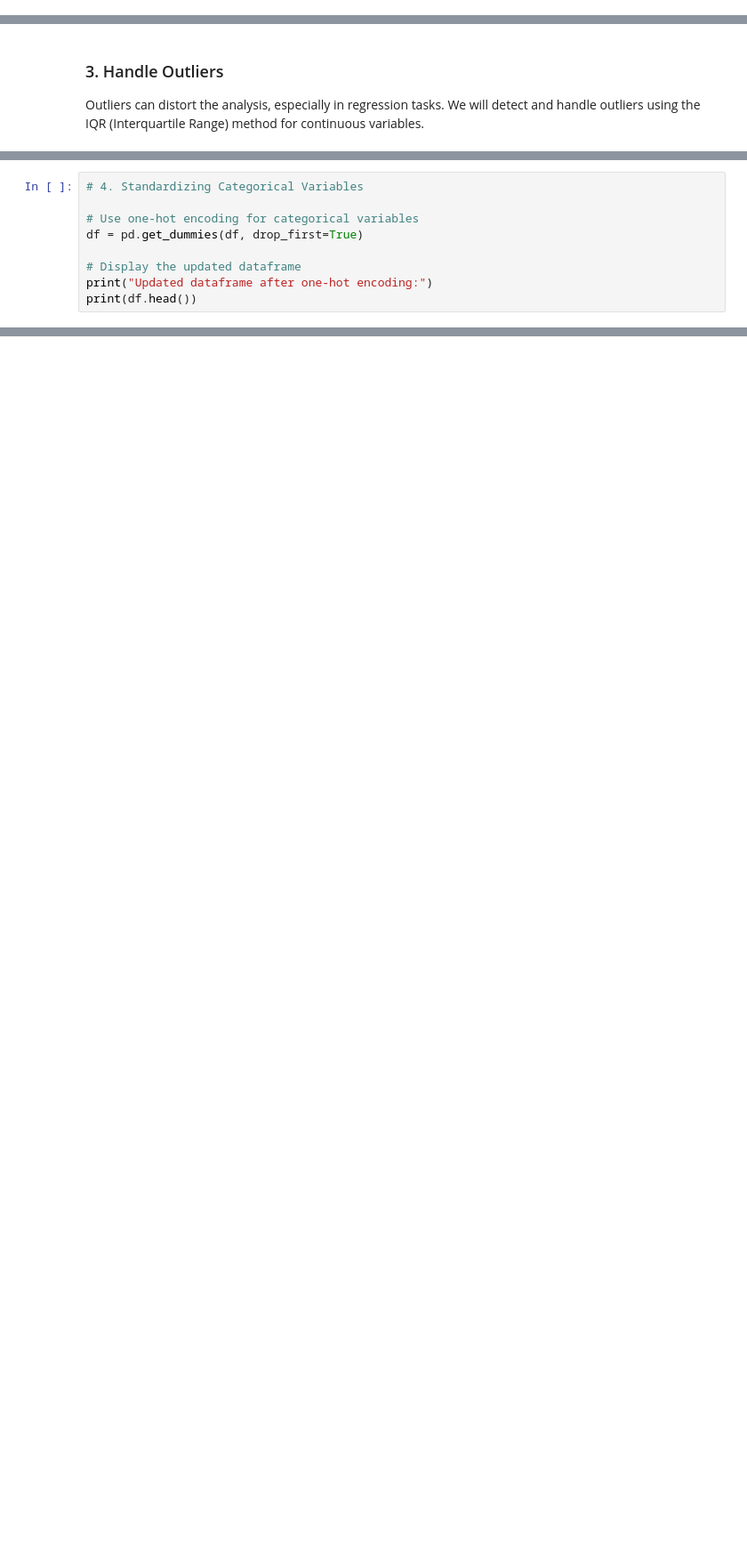
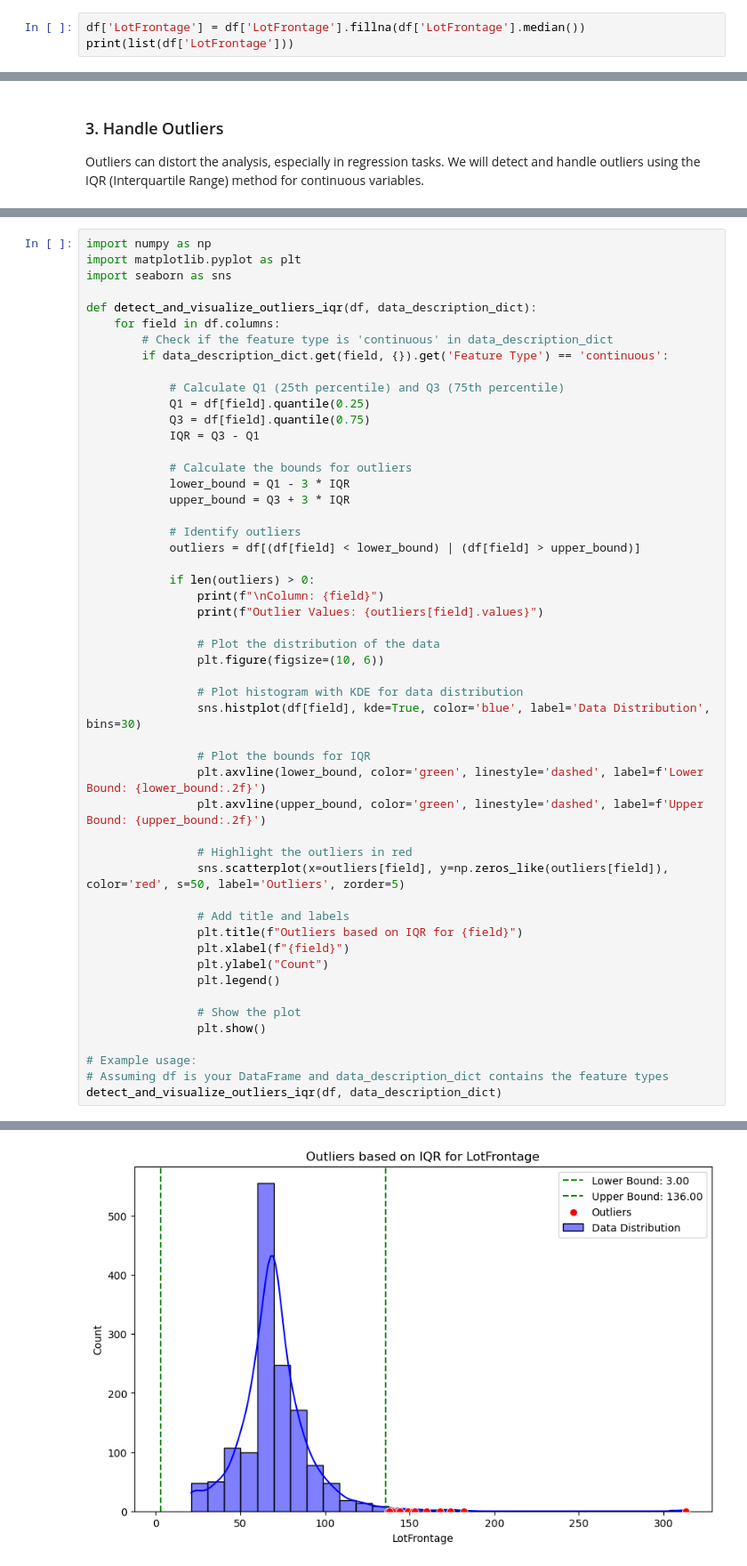
Before and after one commit to aleereza/eda-house-prices, a Jupyter notebook: notebooks/Exploratory Data Analysis.ipynb, the cells around one changed output, grey strips where cells are left out. Shown at 89% size. Saved outputs shown, nothing was run; the diff lists cells and outputs as text; blank space fills up the shorter version.

```diff
--- a/notebooks/Exploratory Data Analysis.ipynb
+++ b/notebooks/Exploratory Data Analysis.ipynb
@@ -286,0 +877,3 @@ visualize_by_type(df, feature_types)
+# %%
+df['LotFrontage'] = df['LotFrontage'].fillna(df['LotFrontage'].median())
+print(list(df['LotFrontage']))
@@ -548,9 +988,52 @@ Categorical variables often need to be standardized or encoded for analysis. In
-# %%
-# 4. Standardizing Categorical Variables
-
-# Use one-hot encoding for categorical variables
-df = pd.get_dummies(df, drop_first=True)
-
-# Display the updated dataframe
-print("Updated dataframe after one-hot encoding:")
-print(df.head())
+# %%
+import numpy as np
+import matplotlib.pyplot as plt
+import seaborn as sns
+
+def detect_and_visualize_outliers_iqr(df, data_description_dict):
+    for field in df.columns:
+        # Check if the feature type is 'continuous' in data_description_dict
+        if data_description_dict.get(field, {}).get('Feature Type') == 'continuous':
+
+            # Calculate Q1 (25th percentile) and Q3 (75th percentile)
+            Q1 = df[field].quantile(0.25)
+            Q3 = df[field].quantile(0.75)
+            IQR = Q3 - Q1
+
+            # Calculate the bounds for outliers
+            lower_bound = Q1 - 3 * IQR
+            upper_bound = Q3 + 3 * IQR
+
+            # Identify outliers
+            outliers = df[(df[field] < lower_bound) | (df[field] > upper_bound)]
+
+            if len(outliers) > 0:
+                print(f"\nColumn: {field}")
+                print(f"Outlier Values: {outliers[field].values}")
+
+                # Plot the distribution of the data
+                plt.figure(figsize=(10, 6))
+
+                # Plot histogram with KDE for data distribution
+                sns.histplot(df[field], kde=True, color='blue', label='Data Distribution', bins=30)
+
+                # Plot the bounds for IQR
+                plt.axvline(lower_bound, color='green', linestyle='dashed', label=f'Lower Bound: {lower_bound:.2f}')
+                plt.axvline(upper_bound, color='green', linestyle='dashed', label=f'Upper Bound: {upper_bound:.2f}')
+
+                # Highlight the outliers in red
+                sns.scatterplot(x=outliers[field], y=np.zeros_like(outliers[field]), color='red', s=50, label='Outliers', zorder=5)
+
+                # Add title and labels
+                plt.title(f"Outliers based on IQR for {field}")
+                plt.xlabel(f"{field}")
+                plt.ylabel("Count")
+                plt.legend()
+
+                # Show the plot
+                plt.show()
+
+# Example usage:
+# Assuming df is your DataFrame and data_description_dict contains the feature types
+detect_and_visualize_outliers_iqr(df, data_description_dict)
+# %% [output]
@@ -556,0 +1043 @@ print(df.head())
+[figure, added]
```
Also changed, not shown: parts of 74 cells of this notebook, 1 other file.
